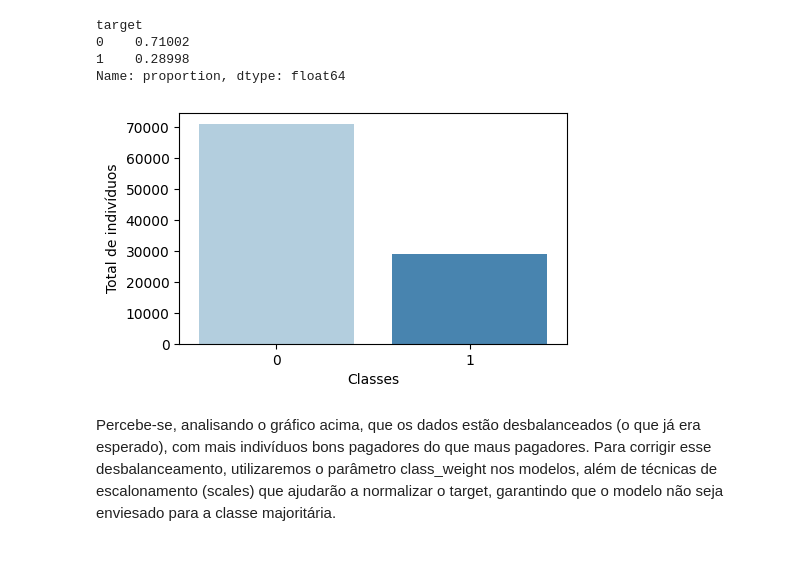
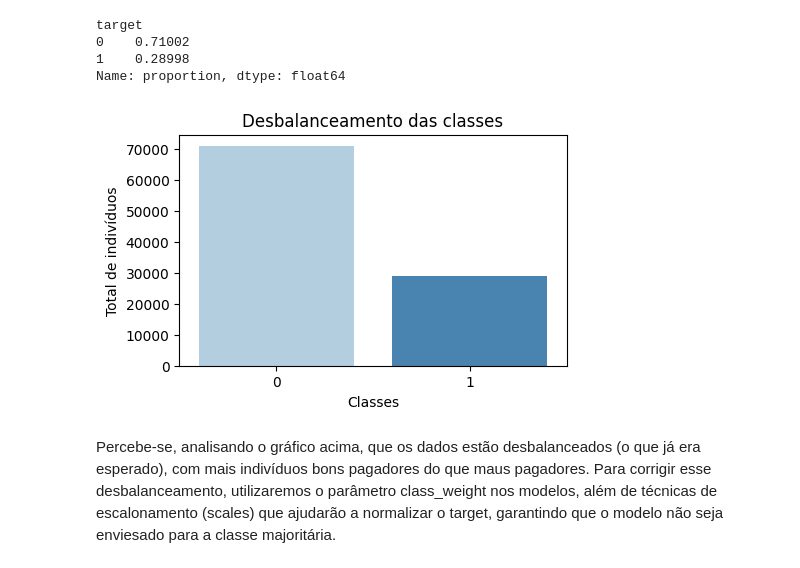
Before and after one commit to deborabmfreitas/credit-score-prediction, a Jupyter notebook: 1.exploratory-data-analysis.ipynb, the cells around one changed output. Saved outputs shown, nothing was run; the diff lists cells and outputs as text; code cells hidden in the pictures.

```diff
--- a/1.exploratory-data-analysis.ipynb
+++ b/1.exploratory-data-analysis.ipynb
@@ -143,12 +138,13 @@ Name: proportion, dtype: float64
 # %%
 plt.figure(figsize=(5,3))
 sns.countplot(x=train['target'], hue=train['target'], palette='Blues', legend=False)
 
+plt.title('Desbalanceamento das classes')
 plt.xlabel('Classes')
 plt.ylabel('Total de indivíduos')
 plt.show()
 # %% [output]
-[figure, old version]
+[figure, new version]
 # %% [markdown]
 Percebe-se, analisando o gráfico acima, que os dados estão desbalanceados (o que já era esperado), com mais indivíduos bons pagadores do que maus pagadores. Para corrigir esse desbalanceamento, utilizaremos o parâmetro class_weight nos modelos, além de técnicas de escalonamento (scales) que ajudarão a normalizar o target, garantindo que o modelo não seja enviesado para a classe majoritária.
 # %% [markdown]
```
Also changed, not shown: parts of 119 cells of this notebook.
